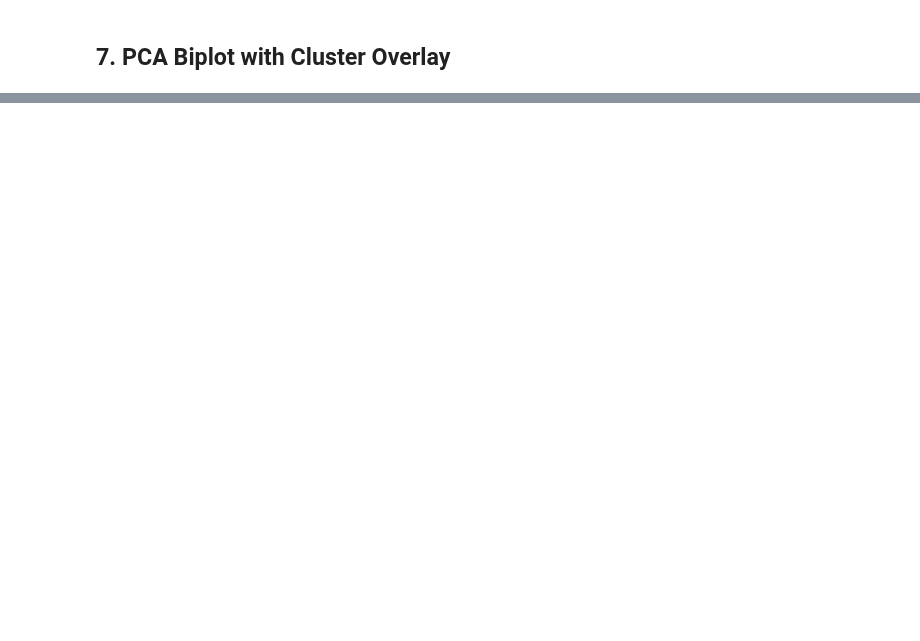
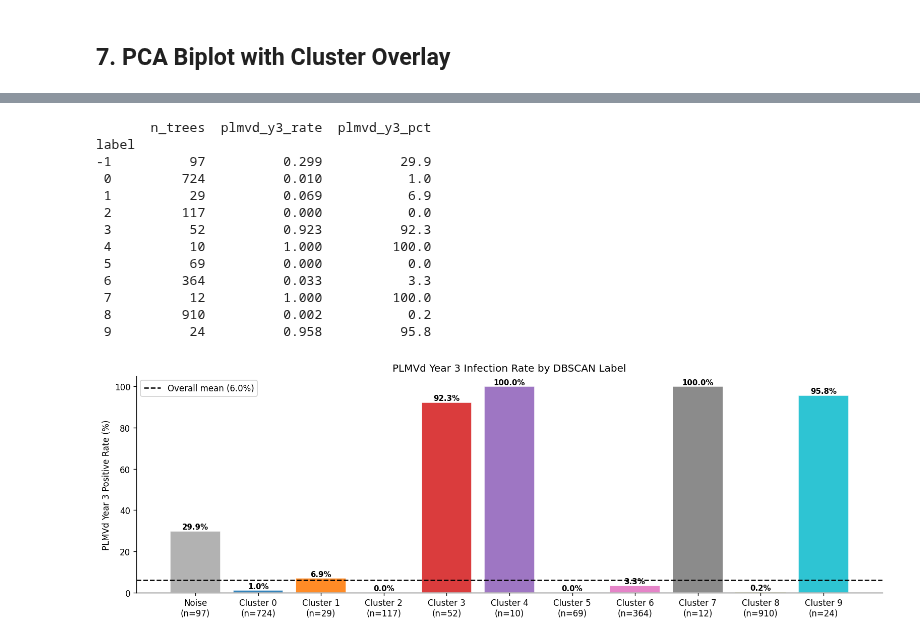
Before and after one commit to emmaabraham04/S26-CPSC4300-Final-Project, a Jupyter notebook: ThreeYearVirusVisualizations.ipynb, the cells around one changed output, grey strips where cells are left out. Drawn from its saved outputs; the diff is of its cells as text; code cells hidden in the pictures; blank space fills up the shorter version.

```diff
--- a/ThreeYearVirusVisualizations.ipynb
+++ b/ThreeYearVirusVisualizations.ipynb
@@ -397,0 +556,45 @@ plt.show()
+# %%
+# --- Step 4: PLMVd Y3 infection rate by DBSCAN label ---
+db_summary = df.groupby('DBSCAN_Cluster').agg(
+    n_trees       = ('PLMVd_Y3_bin', 'count'),
+    plmvd_y3_rate = ('PLMVd_Y3_bin', 'mean'),
+).round(3)
+db_summary['plmvd_y3_pct'] = (db_summary['plmvd_y3_rate'] * 100).round(1)
+db_summary.index.name = 'label'
+print(db_summary.to_string())
+
+fig, ax = plt.subplots(figsize=(max(6, len(db_summary) * 1.2), 4.5))
+labels_sorted = db_summary.index.tolist()
+rates = db_summary['plmvd_y3_pct'].values
+ns    = db_summary['n_trees'].values
+bar_cols = [db_color(l) for l in labels_sorted]
+tick_labels = ['Noise' if l == -1 else f'Cluster {l}' for l in labels_sorted]
+tick_labels = [f'{t}\n(n={n})' for t, n in zip(tick_labels, ns)]
+
+bars = ax.bar(tick_labels, rates, color=bar_cols, edgecolor='white', alpha=0.9)
+ax.axhline(df['PLMVd_Y3_bin'].mean()*100, color='black', linestyle='--',
+           linewidth=1.5, label=f'Overall mean ({df["PLMVd_Y3_bin"].mean()*100:.1f}%)')
+for bar, rate in zip(bars, rates):
+    ax.text(bar.get_x() + bar.get_width()/2, bar.get_height() + 0.2,
+            f'{rate:.1f}%', ha='center', va='bottom', fontsize=9, fontweight='bold')
+ax.set_ylabel('PLMVd Year 3 Positive Rate (%)')
+ax.set_title('PLMVd Year 3 Infection Rate by DBSCAN Label')
+ax.legend(framealpha=0.9)
+plt.tight_layout()
+plt.savefig('fig_dbscan_infection_rates.png', dpi=150, bbox_inches='tight')
+plt.show()
+# %% [output]
+       n_trees  plmvd_y3_rate  plmvd_y3_pct
+label
+-1          97          0.299          29.9
+ 0         724          0.010           1.0
+ 1          29          0.069           6.9
+ 2         117          0.000           0.0
+ 3          52          0.923          92.3
+ 4          10          1.000         100.0
+ 5          69          0.000           0.0
+ 6         364          0.033           3.3
+ 7          12          1.000         100.0
+ 8         910          0.002           0.2
+ 9          24          0.958          95.8
+[figure, added]
```
Also changed, not shown: parts of 17 cells of this notebook, 12 other files.
